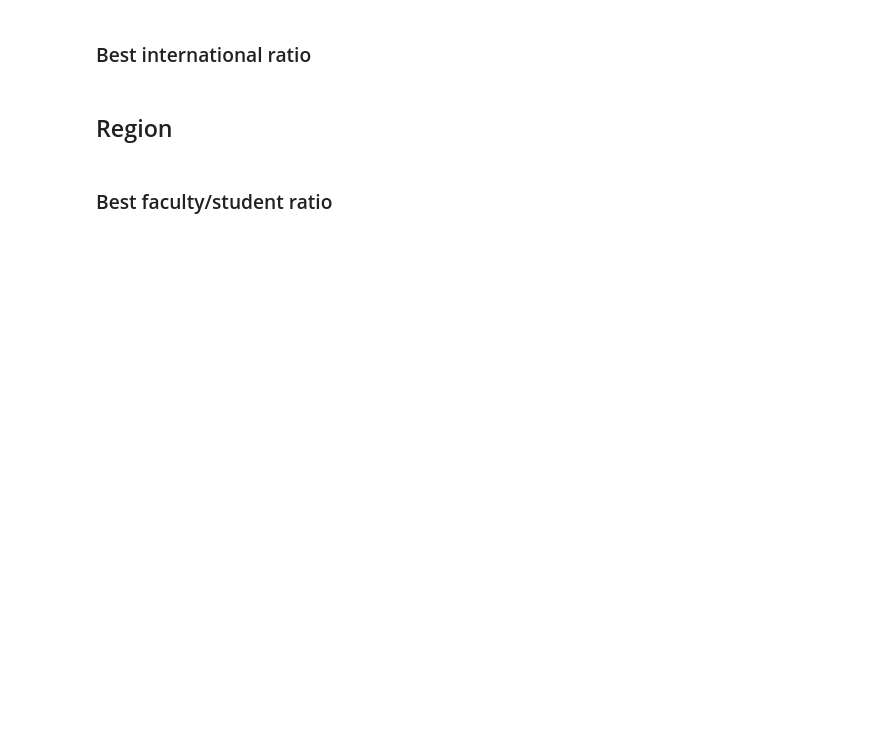
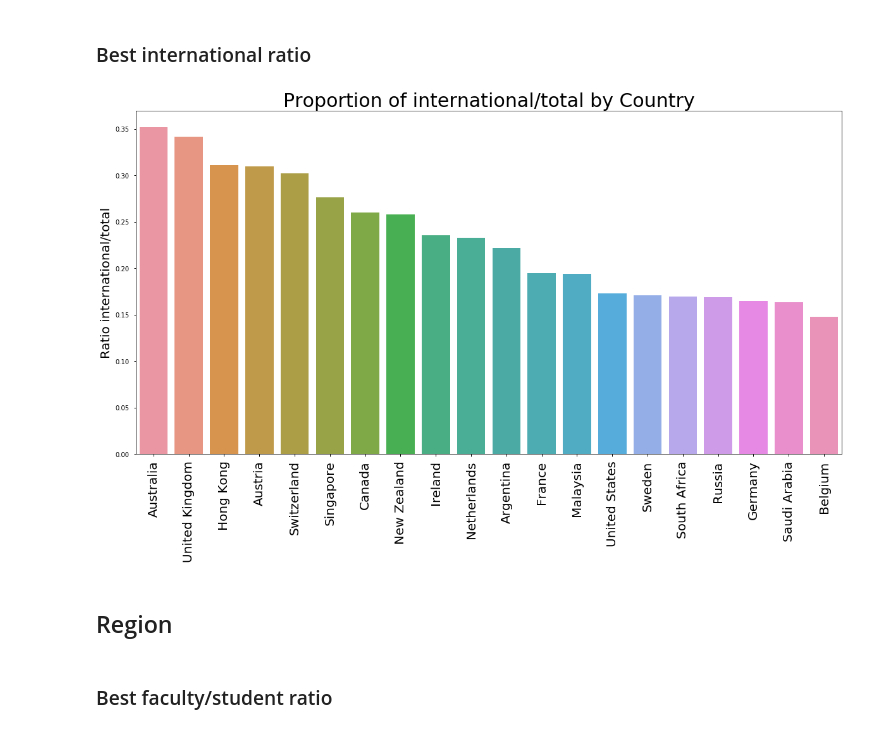
Before and after one commit to cgallay/Ada, a Jupyter notebook: Homework2/Homework2_T.ipynb, the cells around one changed output. Drawn from its saved outputs; the diff is of its cells as text; code cells hidden in the pictures; blank space fills up the shorter version.

```diff
--- a/Homework2/Homework2_T.ipynb
+++ b/Homework2/Homework2_T.ipynb
@@ -149,3 +172,7 @@ QS_ratio_country.sort_values(('ratio', 'international/total'), ascending=False).
+# %%
+plot_ratio(QS_ratio_country, 'international/total', 'international/total by Country')
+# %% [output]
+[figure, added]
 # %% [markdown]
 ## Region
 # %%
```
Also changed, not shown: parts of 43 cells of this notebook.
